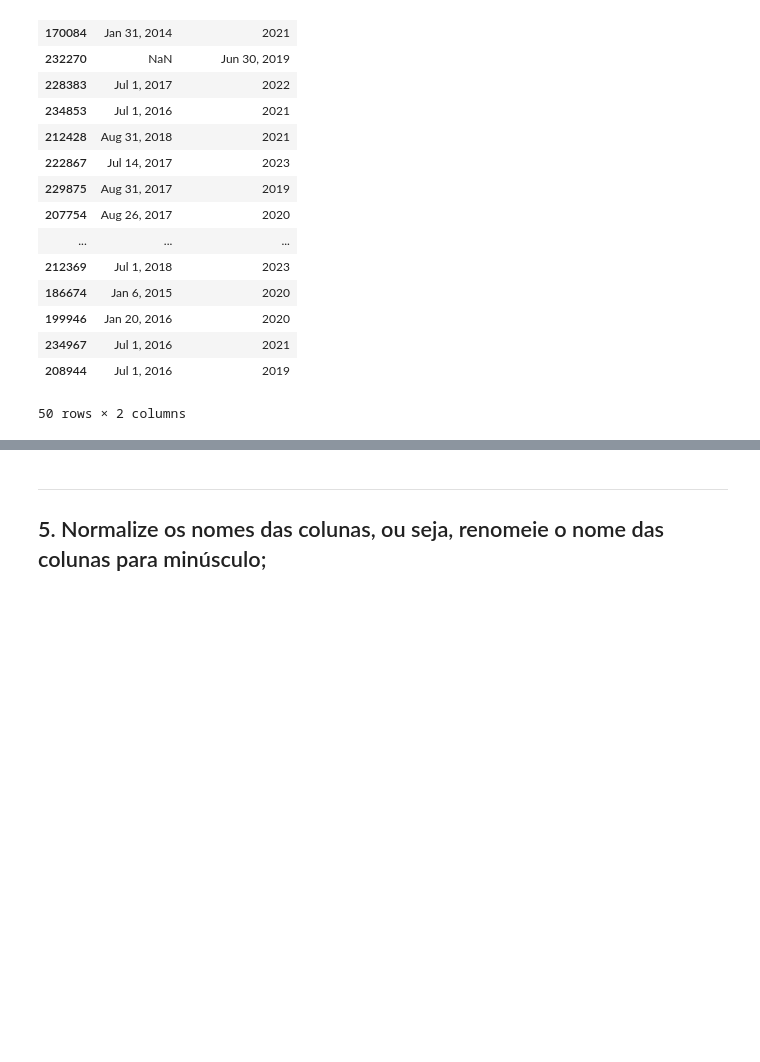
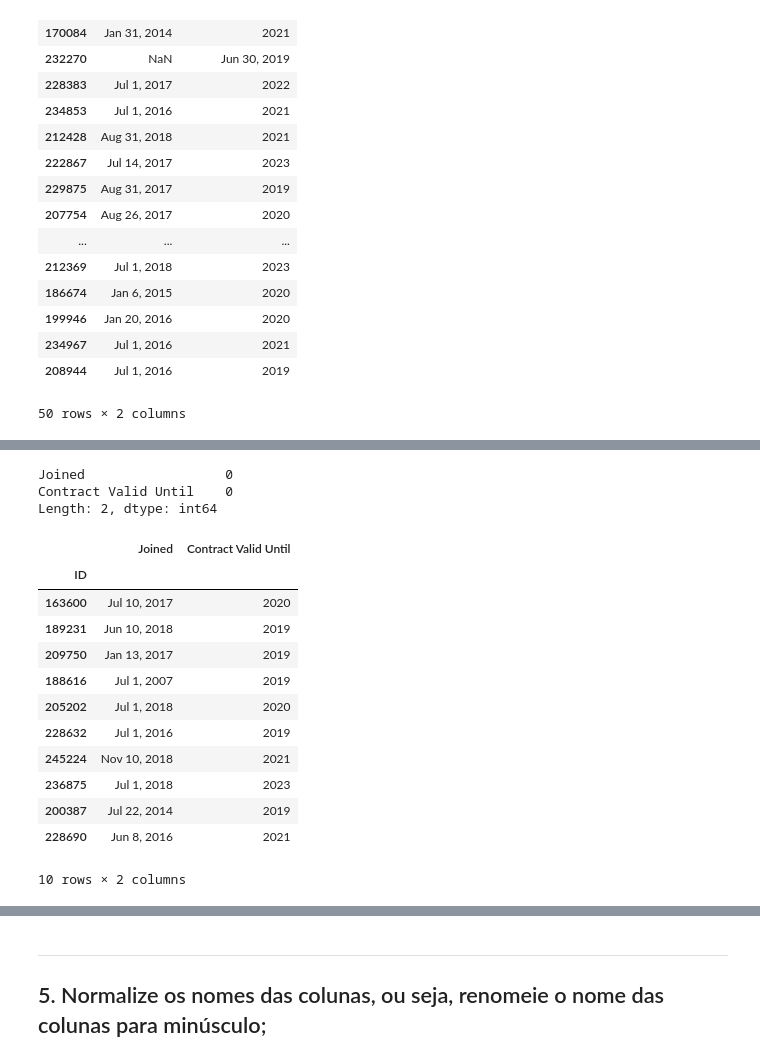
Before and after one commit to Sedinei/DSWP, a Jupyter notebook: NB_trabalhado/FIFA_NB10.ipynb, the cells around one changed output, grey strips where cells are left out. Saved outputs shown, nothing was run; the diff lists cells and outputs as text; code cells hidden in the pictures; blank space fills up the shorter version.

```diff
--- a/NB_trabalhado/FIFA_NB10.ipynb
+++ b/NB_trabalhado/FIFA_NB10.ipynb
@@ -419,0 +432,25 @@ df_fifa[['Joined', 'Contract Valid Until']].sample(50)
+# %%
+# Verificando se há valores fora do padrão em 'Joined', 'Contract Valid Until'
+# 0 -> Todos os valores estão no padrão / n-> Há 'n' valores fora do padrão
+df_fifa[['Joined', 'Contract Valid Until']].applymap(ver_joi_contr).sum()
+# %% [output]
+Joined                  0
+Contract Valid Until    0
+Length: 2, dtype: int64
+# %%
+df_datas = df_fifa[['Joined', 'Contract Valid Until']].sample(10)
+df_datas
+# %% [output]
+|  | Joined | Contract Valid Until |
+| ID |  |  |
+| 163600 | Jul 10, 2017 | 2020 |
+| 189231 | Jun 10, 2018 | 2019 |
+| 209750 | Jan 13, 2017 | 2019 |
+| 188616 | Jul 1, 2007 | 2019 |
+| 205202 | Jul 1, 2018 | 2020 |
+| 228632 | Jul 1, 2016 | 2019 |
+| 245224 | Nov 10, 2018 | 2021 |
+| 236875 | Jul 1, 2018 | 2023 |
+| 200387 | Jul 22, 2014 | 2019 |
+| 228690 | Jun 8, 2016 | 2021 |
+10 rows × 2 columns
```
Also changed, not shown: parts of 7 cells of this notebook.
